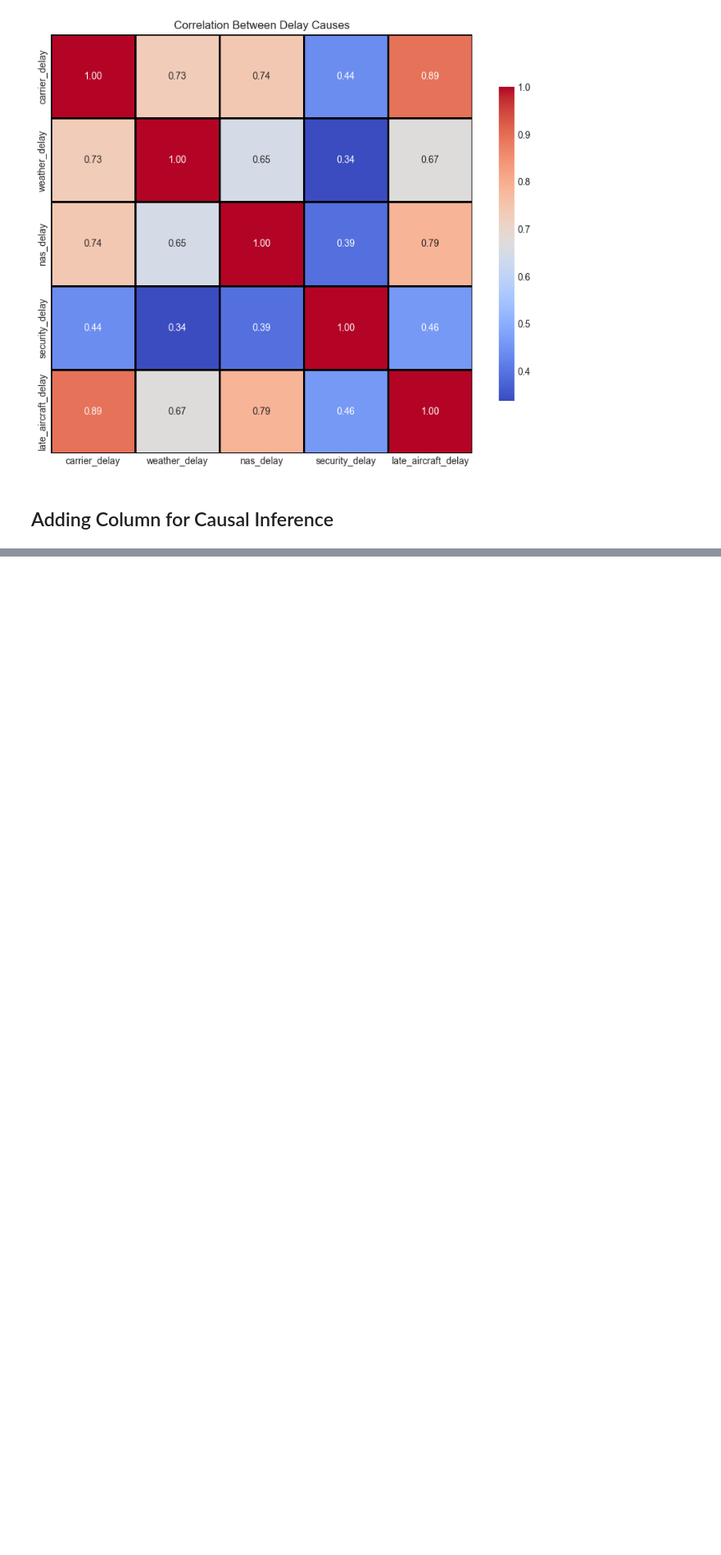
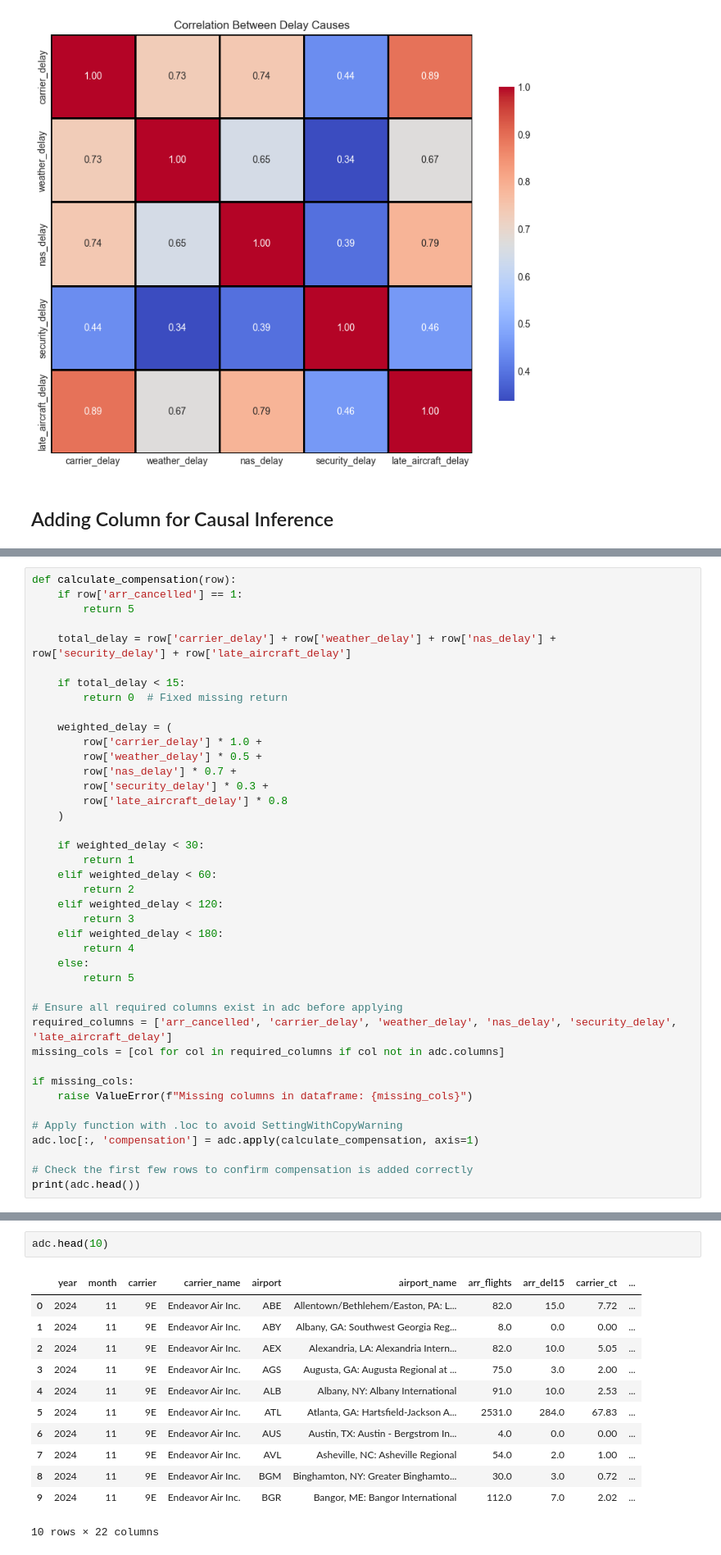
Before and after one commit to UtkarshS007/Causal-Inference, a Jupyter notebook: FlightDelayCausalInf/Main_code.ipynb, the cells around one changed output, grey strips where cells are left out. Shown at 82% size. Saved outputs shown, nothing was run; the diff lists cells and outputs as text; blank space fills up the shorter version.

Commit message:
Added Compensation column based on inferences from other existing attributes

```diff
--- a/FlightDelayCausalInf/Main_code.ipynb
+++ b/FlightDelayCausalInf/Main_code.ipynb
@@ -351,0 +356,41 @@ plt.show()
+# %%
+def calculate_compensation(row):
+    if row['arr_cancelled'] == 1:
+        return 5
+
+    total_delay = row['carrier_delay'] + row['weather_delay'] + row['nas_delay'] + row['security_delay'] + row['late_aircraft_delay']
+
+    if total_delay < 15:
+        return 0  # Fixed missing return
+
+    weighted_delay = (
+        row['carrier_delay'] * 1.0 +
+        row['weather_delay'] * 0.5 +
+        row['nas_delay'] * 0.7 +
+        row['security_delay'] * 0.3 +
+        row['late_aircraft_delay'] * 0.8
+    )
+
+    if weighted_delay < 30:
+        return 1
+    elif weighted_delay < 60:
+        return 2
+    elif weighted_delay < 120:
+        return 3
+    elif weighted_delay < 180:
+        return 4
+    else:
+        return 5
+
+# Ensure all required columns exist in adc before applying
+required_columns = ['arr_cancelled', 'carrier_delay', 'weather_delay', 'nas_delay', 'security_delay', 'late_aircraft_delay']
+missing_cols = [col for col in required_columns if col not in adc.columns]
+
+if missing_cols:
+    raise ValueError(f"Missing columns in dataframe: {missing_cols}")
+
+# Apply function with .loc to avoid SettingWithCopyWarning
+adc.loc[:, 'compensation'] = adc.apply(calculate_compensation, axis=1)
+
+# Check the first few rows to confirm compensation is added correctly
+print(adc.head())
@@ -351,0 +415,15 @@ plt.show()
+# %%
+adc.head(10)
+# %% [output]
+|  | year | month | carrier | carrier_name | airport | airport_name | arr_flights | arr_del15 | carrier_ct | ... |
+| 0 | 2024 | 11 | 9E | Endeavor Air Inc. | ABE | Allentown/Bethlehem/Easton, PA: L... | 82.0 | 15.0 | 7.72 | ... |
+| 1 | 2024 | 11 | 9E | Endeavor Air Inc. | ABY | Albany, GA: Southwest Georgia Reg... | 8.0 | 0.0 | 0.00 | ... |
+| 2 | 2024 | 11 | 9E | Endeavor Air Inc. | AEX | Alexandria, LA: Alexandria Intern... | 82.0 | 10.0 | 5.05 | ... |
+| 3 | 2024 | 11 | 9E | Endeavor Air Inc. | AGS | Augusta, GA: Augusta Regional at ... | 75.0 | 3.0 | 2.00 | ... |
+| 4 | 2024 | 11 | 9E | Endeavor Air Inc. | ALB | Albany, NY: Albany International | 91.0 | 10.0 | 2.53 | ... |
+| 5 | 2024 | 11 | 9E | Endeavor Air Inc. | ATL | Atlanta, GA: Hartsfield-Jackson A... | 2531.0 | 284.0 | 67.83 | ... |
+| 6 | 2024 | 11 | 9E | Endeavor Air Inc. | AUS | Austin, TX: Austin - Bergstrom In... | 4.0 | 0.0 | 0.00 | ... |
+| 7 | 2024 | 11 | 9E | Endeavor Air Inc. | AVL | Asheville, NC: Asheville Regional | 54.0 | 2.0 | 1.00 | ... |
+| 8 | 2024 | 11 | 9E | Endeavor Air Inc. | BGM | Binghamton, NY: Greater Binghamto... | 30.0 | 3.0 | 0.72 | ... |
+| 9 | 2024 | 11 | 9E | Endeavor Air Inc. | BGR | Bangor, ME: Bangor International | 112.0 | 7.0 | 2.02 | ... |
+10 rows × 22 columns
```
Also changed, not shown: parts of 3 cells of this notebook.
